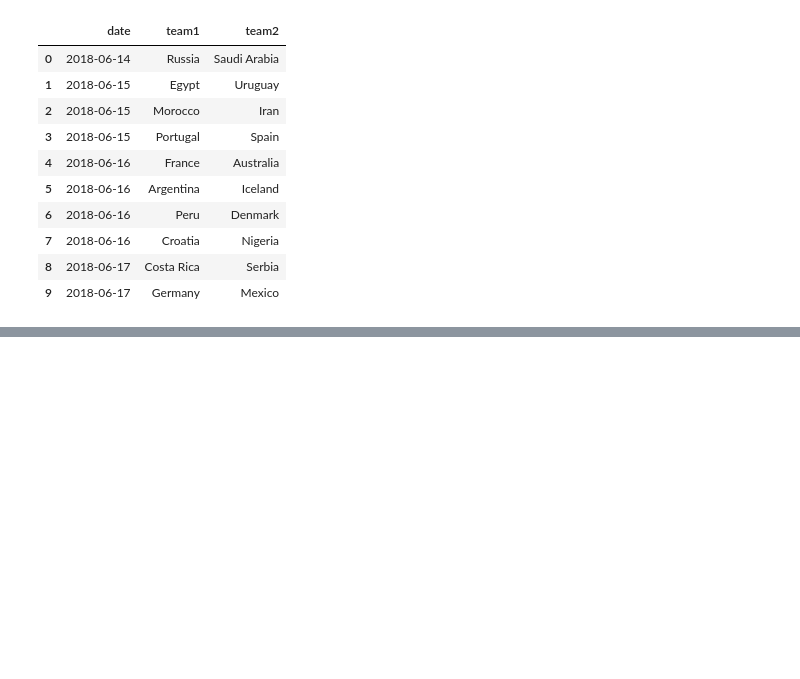
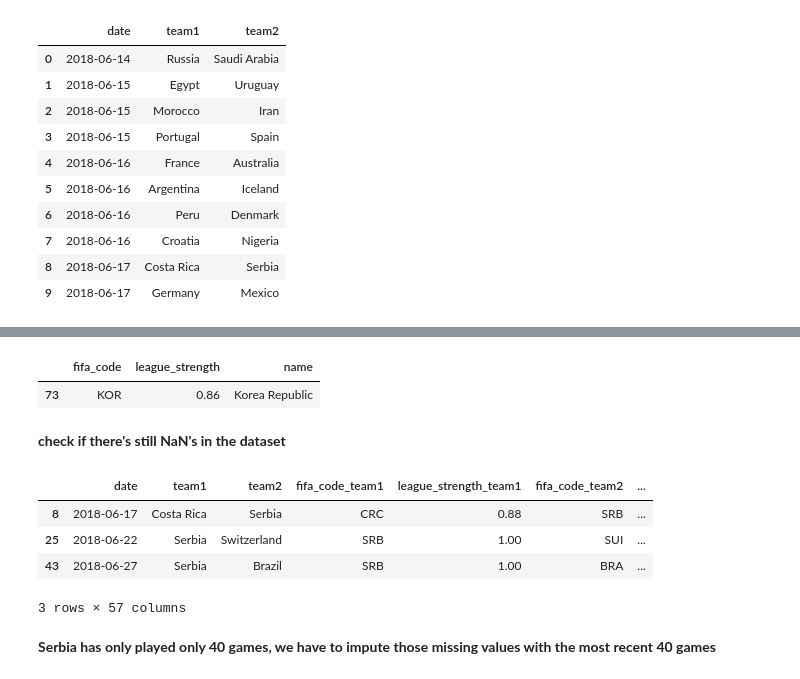
Before and after one commit to kallyzhu/SoccerAnalysis, a Jupyter notebook: soccer-matches-analysis.ipynb, the cells around one changed output, grey strips where cells are left out. Drawn from its saved outputs; the diff is of its cells as text; code cells hidden in the pictures; blank space fills up the shorter version.

```diff
--- a/soccer-matches-analysis.ipynb
+++ b/soccer-matches-analysis.ipynb
@@ -779,0 +787,32 @@ wc_matches.head(10)
+# %%
+league_df[league_df['fifa_code'] == 'KOR']
+# %% [output]
+|  | fifa_code | league_strength | name |
+| 73 | KOR | 0.86 | Korea Republic |
+# %%
+wc_matches.loc[wc_matches.team1 == 'South Korea', 'team1'] = 'Korea Republic'
+wc_matches.loc[wc_matches.team2 == 'South Korea', 'team2'] = 'Korea Republic'
+# %%
+wc_matches = pd.merge(wc_matches, league_df, how='left', left_on='team1', right_on='name')
+wc_matches = pd.merge(wc_matches, league_df, how='left', left_on='team2', right_on='name')
+# %%
+wc_matches.rename(columns={'fifa_code_x': 'fifa_code_team1',
+                   'fifa_code_y': 'fifa_code_team2',
+                   'league_strength_x': 'league_strength_team1',
+                   'league_strength_y': 'league_strength_team2'}, inplace=True)
+wc_matches = wc_matches.drop(['name_x', 'name_y'], axis=1)
+# %%
+wc_matches = pd.merge(wc_matches, recent_matches_df, how='left', left_on='fifa_code_team1', right_on='team_name')
+wc_matches = pd.merge(wc_matches, recent_matches_df, how='left', left_on='fifa_code_team2', right_on='team_name')
+# %% [markdown]
+__check if there's still NaN's in the dataset__
+# %%
+wc_matches[wc_matches.isnull().any(axis=1)]
+# %% [output]
+|  | date | team1 | team2 | fifa_code_team1 | league_strength_team1 | fifa_code_team2 | ... |
+| 8 | 2018-06-17 | Costa Rica | Serbia | CRC | 0.88 | SRB | ... |
+| 25 | 2018-06-22 | Serbia | Switzerland | SRB | 1.00 | SUI | ... |
+| 43 | 2018-06-27 | Serbia | Brazil | SRB | 1.00 | BRA | ... |
+3 rows × 57 columns
+# %% [markdown]
+__Serbia has only played only 40 games, we have to impute those missing values with the most recent 40 games__
```
Also changed, not shown: parts of 10 cells of this notebook.
